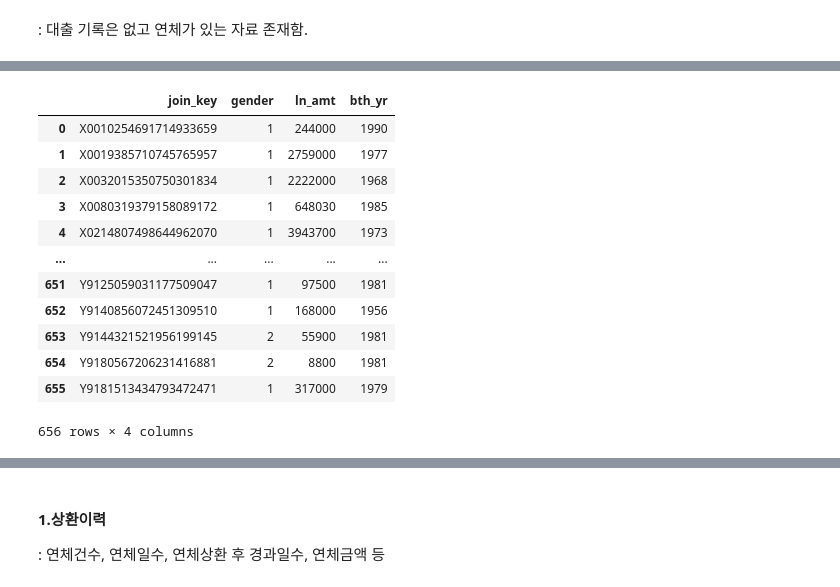
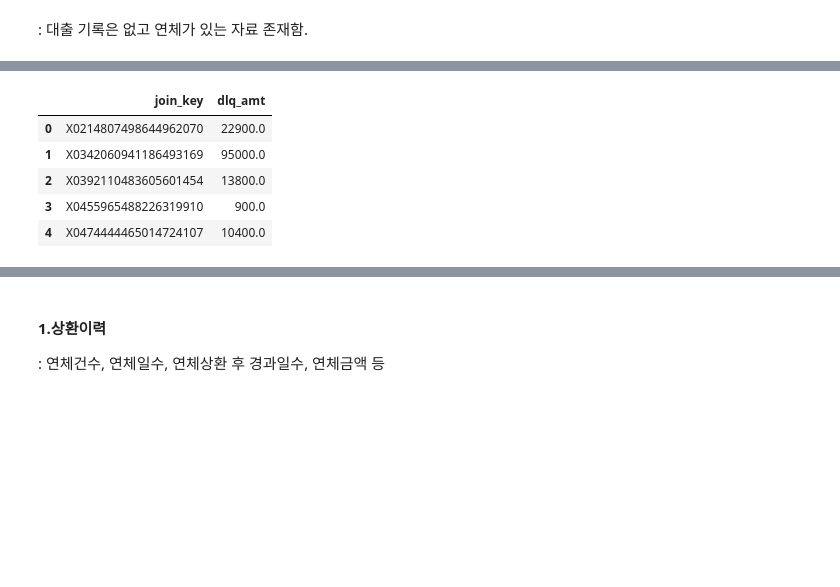
Before and after one commit to HyangGonJin/credb, a Jupyter notebook: [credb]Part1_preprocessing.ipynb, the cells around one changed output, grey strips where cells are left out. Drawn from its saved outputs; the diff is of its cells as text; code cells hidden in the pictures; blank space fills up the shorter version.

```diff
--- a/[credb]Part1_preprocessing.ipynb
+++ b/[credb]Part1_preprocessing.ipynb
@@ -500,17 +494,10 @@ df
-# %%
-df = df.groupby(['join_key','gender'],as_index=False).agg({'ln_amt':'sum','bth_yr':'mean'})
-df
-# %% [output]
-|  | join_key | gender | ln_amt | bth_yr |
-| 0 | X0010254691714933659 | 1 | 244000 | 1990 |
-| 1 | X0019385710745765957 | 1 | 2759000 | 1977 |
-| 2 | X0032015350750301834 | 1 | 2222000 | 1968 |
-| 3 | X0080319379158089172 | 1 | 648030 | 1985 |
-| 4 | X0214807498644962070 | 1 | 3943700 | 1973 |
-| ... | ... | ... | ... | ... |
-| 651 | Y9125059031177509047 | 1 | 97500 | 1981 |
-| 652 | Y9140856072451309510 | 1 | 168000 | 1956 |
-| 653 | Y9144321521956199145 | 2 | 55900 | 1981 |
-| 654 | Y9180567206231416881 | 2 | 8800 | 1981 |
-| 655 | Y9181513434793472471 | 1 | 317000 | 1979 |
-656 rows × 4 columns
+# %%
+df2 = df_dlq[(df_dlq['ym']==201712)].groupby(['join_key'],as_index=False).agg({'dlq_amt':'sum'})
+df2.head()
+# %% [output]
+|  | join_key | dlq_amt |
+| 0 | X0214807498644962070 | 22900.0 |
+| 1 | X0342060941186493169 | 95000.0 |
+| 2 | X0392110483605601454 | 13800.0 |
+| 3 | X0455965488226319910 | 900.0 |
+| 4 | X0474444465014724107 | 10400.0 |
```
Also changed, not shown: parts of 12 cells of this notebook.
